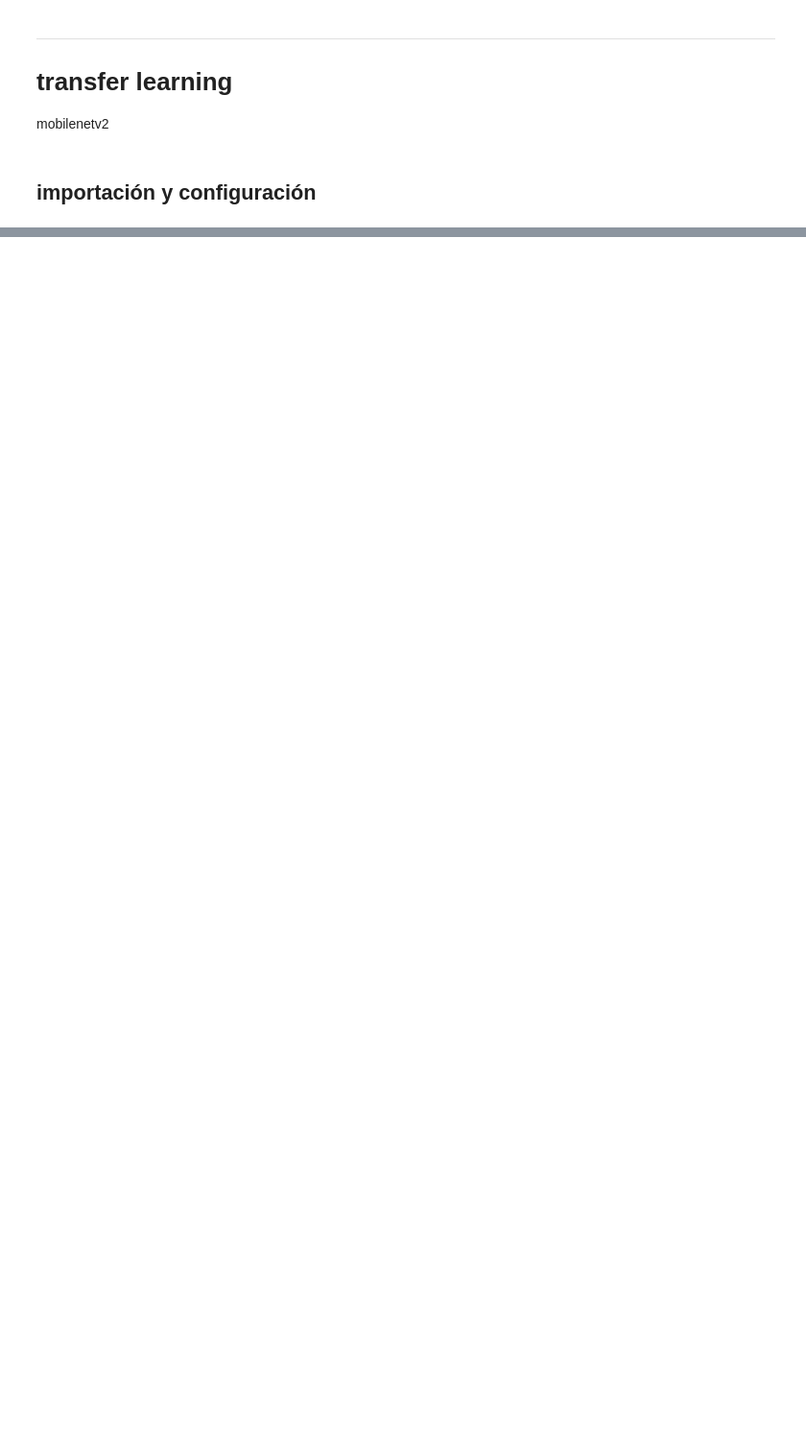
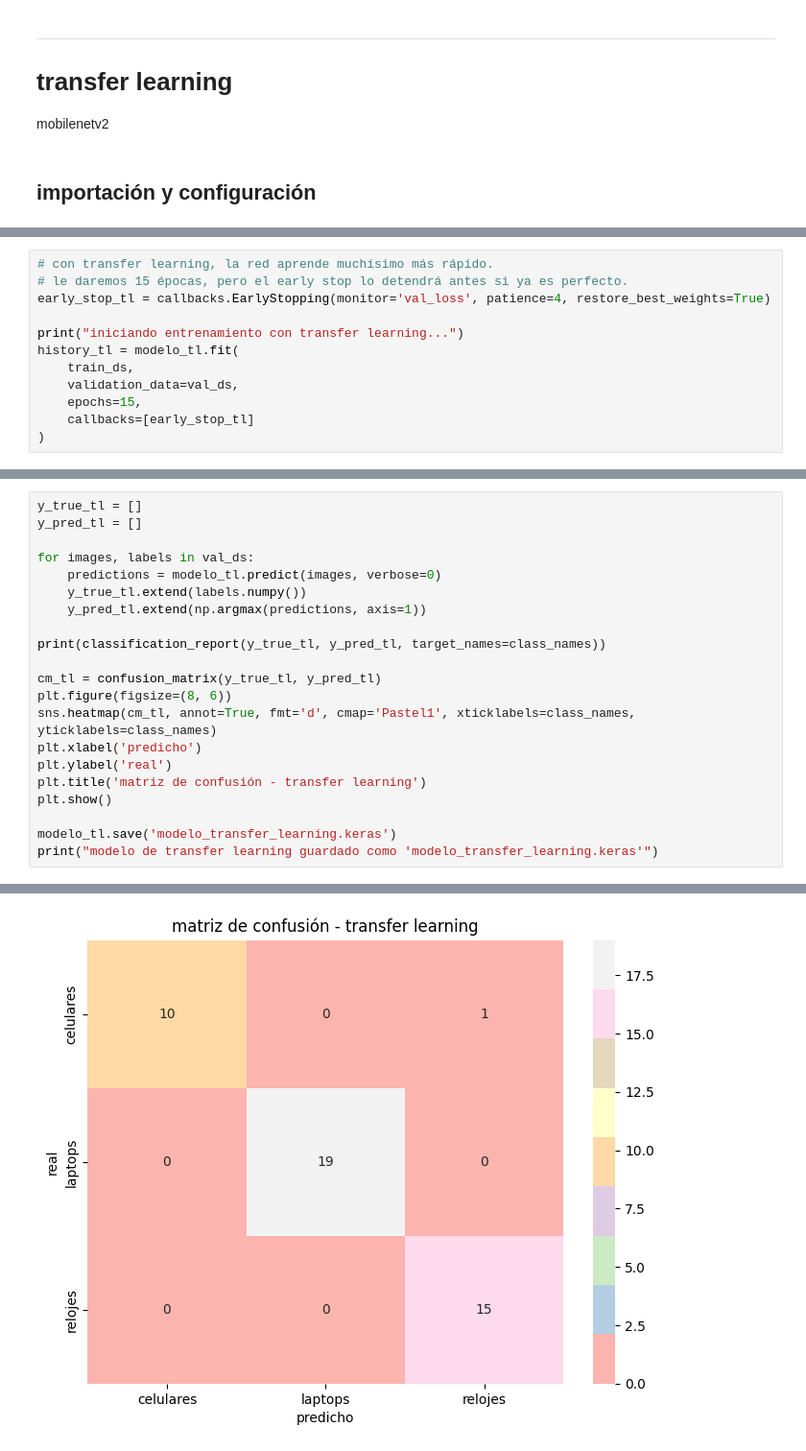
Before and after one commit to nobleststriver/clasificador-objetos, a Jupyter notebook: 1_entrenamiento.ipynb, the cells around one changed output, grey strips where cells are left out. Shown at 96% size. Cells and saved outputs as stored; diff of their text form; blank space fills up the shorter version.

Commit message:
transfer learning 4
no había hecho commit a lo más importante lol

```diff
--- a/1_entrenamiento.ipynb
+++ b/1_entrenamiento.ipynb
@@ -503,0 +587,12 @@ Exception: URL fetch failure on https://storage.googleapis.com/tensorflow/keras-
+# %%
+# con transfer learning, la red aprende muchísimo más rápido.
+# le daremos 15 épocas, pero el early stop lo detendrá antes si ya es perfecto.
+early_stop_tl = callbacks.EarlyStopping(monitor='val_loss', patience=4, restore_best_weights=True)
+
+print("iniciando entrenamiento con transfer learning...")
+history_tl = modelo_tl.fit(
+    train_ds,
+    validation_data=val_ds,
+    epochs=15,
+    callbacks=[early_stop_tl]
+)
@@ -503,0 +619,22 @@ Exception: URL fetch failure on https://storage.googleapis.com/tensorflow/keras-
+# %%
+y_true_tl = []
+y_pred_tl = []
+
+for images, labels in val_ds:
+    predictions = modelo_tl.predict(images, verbose=0)
+    y_true_tl.extend(labels.numpy())
+    y_pred_tl.extend(np.argmax(predictions, axis=1))
+
+print(classification_report(y_true_tl, y_pred_tl, target_names=class_names))
+
+cm_tl = confusion_matrix(y_true_tl, y_pred_tl)
+plt.figure(figsize=(8, 6))
+sns.heatmap(cm_tl, annot=True, fmt='d', cmap='Pastel1', xticklabels=class_names, yticklabels=class_names)
+plt.xlabel('predicho')
+plt.ylabel('real')
+plt.title('matriz de confusión - transfer learning')
+plt.show()
+
+modelo_tl.save('modelo_transfer_learning.keras')
+print("modelo de transfer learning guardado como 'modelo_transfer_learning.keras'")
+# %% [output]
@@ -503,0 +650 @@ Exception: URL fetch failure on https://storage.googleapis.com/tensorflow/keras-
+[figure, added]
```
Also changed, not shown: parts of 13 cells of this notebook.
